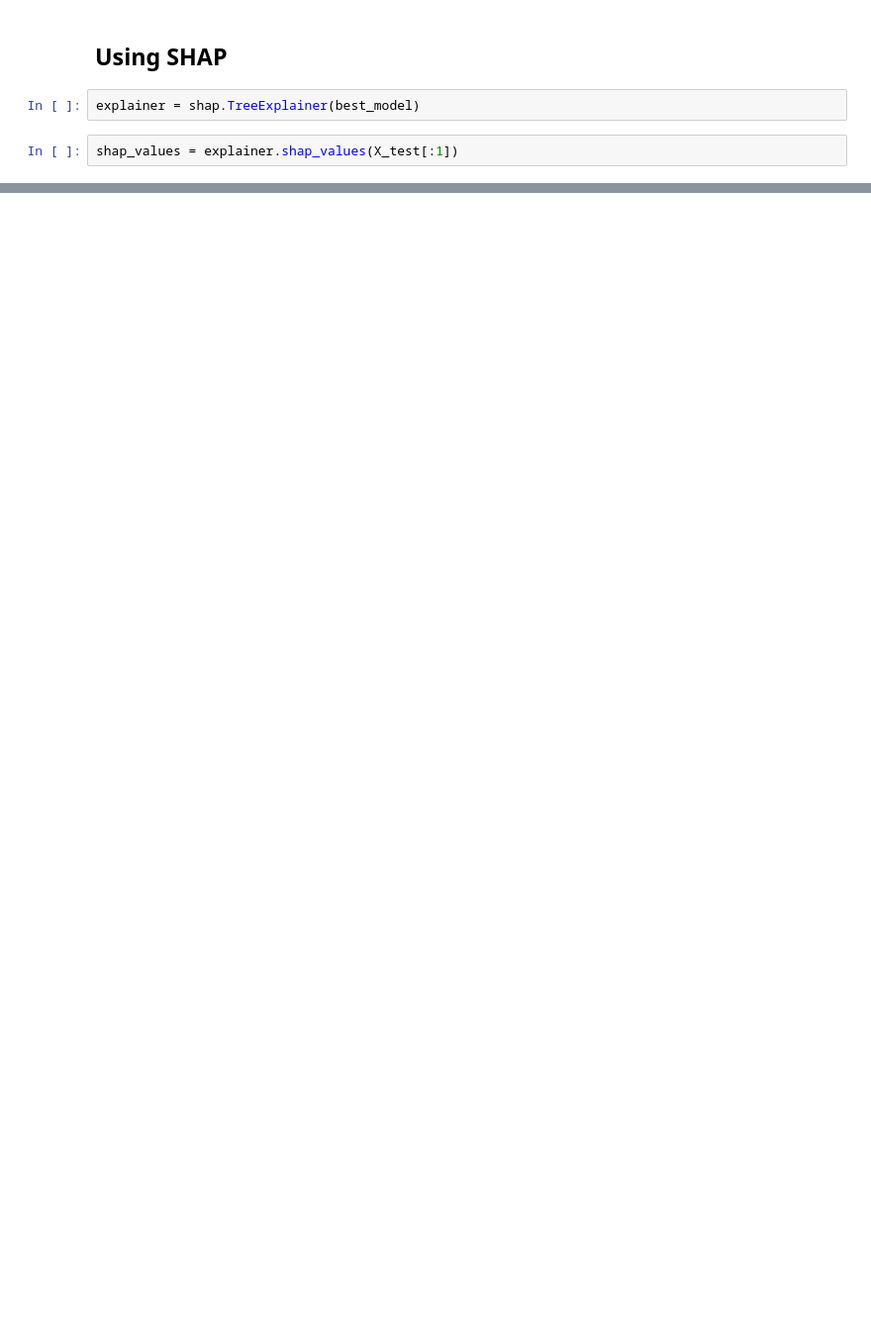
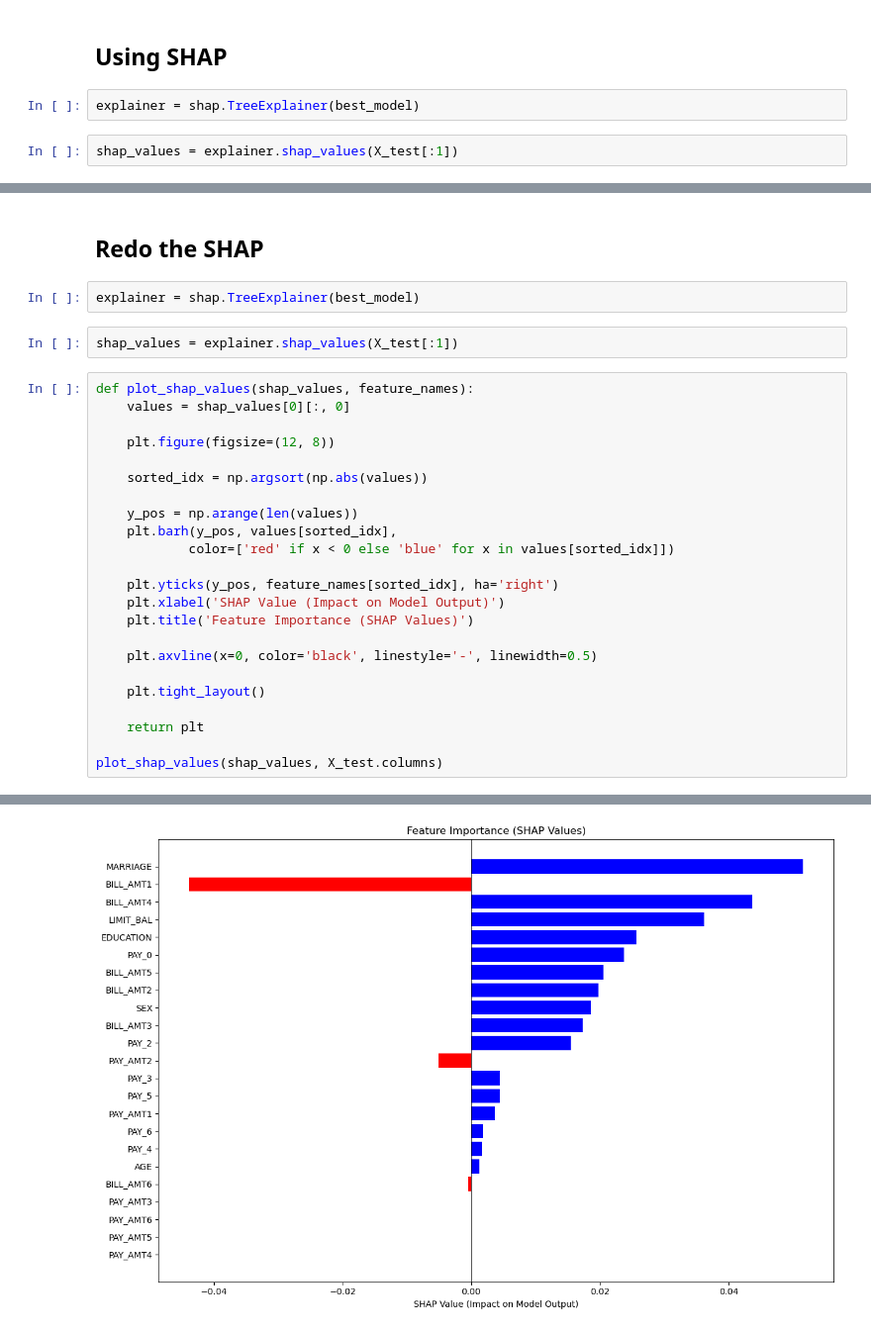
Before and after one commit to TomMarti/machln-fraud-detection, a Jupyter notebook: defaultofpaymentprediction.ipynb, the cells around one changed output, grey strips where cells are left out. Shown: that part at 99% size. Drawn from its saved outputs; the diff is of its cells as text; blank space fills up the shorter version.

```diff
--- a/defaultofpaymentprediction.ipynb
+++ b/defaultofpaymentprediction.ipynb
@@ -353,0 +592,30 @@ Not balanced, need to be improved, SMOTE ? what manner. Grouping features correl
+# %% [markdown]
+## Redo the SHAP
+# %%
+explainer = shap.TreeExplainer(best_model)
+# %%
+shap_values = explainer.shap_values(X_test[:1])
+# %%
+def plot_shap_values(shap_values, feature_names):
+    values = shap_values[0][:, 0]
+
+    plt.figure(figsize=(12, 8))
+
+    sorted_idx = np.argsort(np.abs(values))
+
+    y_pos = np.arange(len(values))
+    plt.barh(y_pos, values[sorted_idx],
+            color=['red' if x < 0 else 'blue' for x in values[sorted_idx]])
+
+    plt.yticks(y_pos, feature_names[sorted_idx], ha='right')
+    plt.xlabel('SHAP Value (Impact on Model Output)')
+    plt.title('Feature Importance (SHAP Values)')
+
+    plt.axvline(x=0, color='black', linestyle='-', linewidth=0.5)
+
+    plt.tight_layout()
+
+    return plt
+
+plot_shap_values(shap_values, X_test.columns)
+# %% [output]
@@ -354 +623,2 @@ Not balanced, need to be improved, SMOTE ? what manner. Grouping features correl
+[figure, added]
 # %% [markdown]
```
Also changed, not shown: parts of 24 cells of this notebook, 1 other file.
